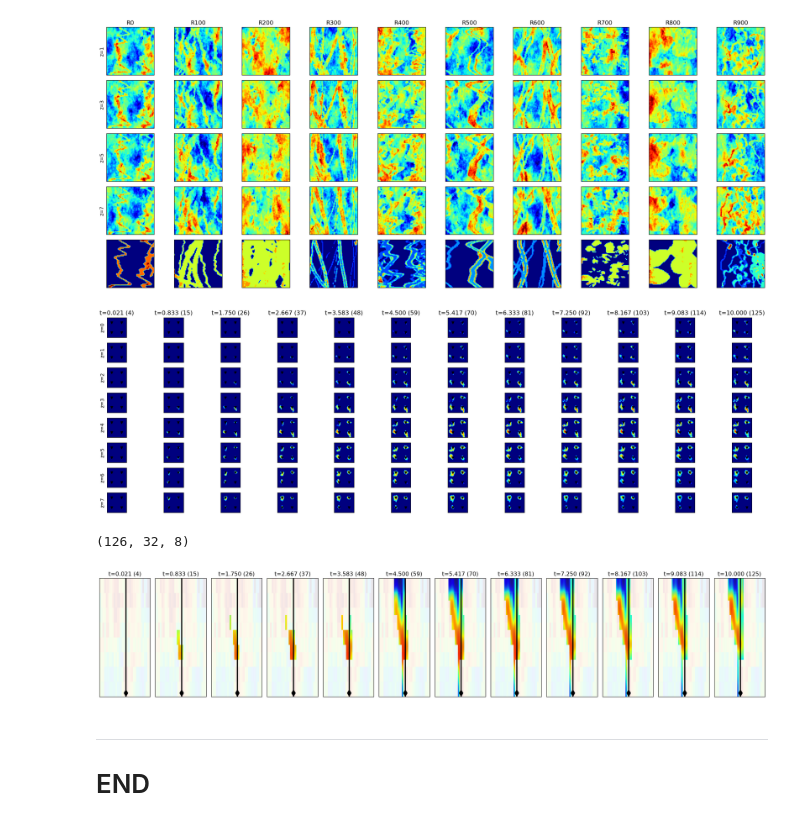
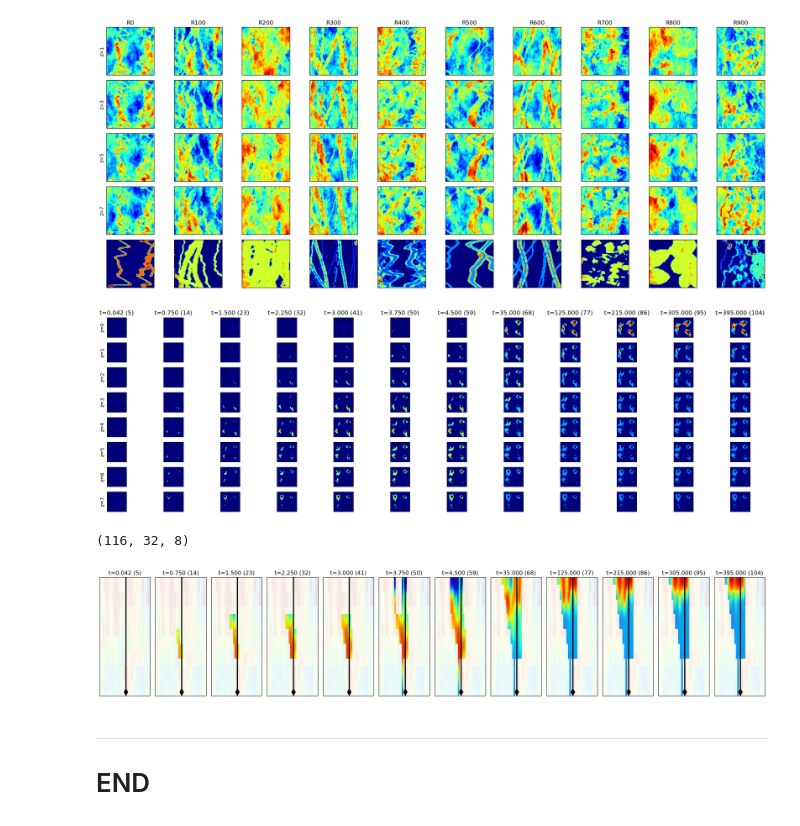
Before and after one commit to misaelmmorales/Ensemble-Model-Calibration-CO2, a Jupyter notebook: simulations3D/temp.ipynb, the cells around one changed output. Cells and saved outputs as stored; diff of their text form; code cells hidden in the pictures.

```diff
--- a/simulations3D/temp.ipynb
+++ b/simulations3D/temp.ipynb
@@ -72,7 +72,7 @@ for t in range(nt):
 fig, axs = plt.subplots(8, 12, figsize=(20,6), sharex=True, sharey=True)
 for i in range(8):
     for j in range(12):
-        k = j * 11 + 4
+        k = j * 9 + 5
         ax = axs[i,j]
         ax.imshow(saturation[k,...,i], cmap='jet', interpolation='gaussian', vmin=0, vmax=0.73)
         ax.scatter(wlocs[0], wlocs[1], c='k', marker='v', s=20)
@@ -82,36 +82,36 @@ for i in range(8):
 plt.tight_layout()
 plt.show()
 # %% [output]
-[figure, old version]
+[figure, new version]
 # %%
 sample = 1234
 
 temp = saturation[:, 48, 32:64]
 print(temp.shape)
 
 
 fig, axs = plt.subplots(1, 12, figsize=(20,4), sharex=True, sharey=True)
 for j in range(12):
     ax = axs[j]
-    k = j * 11 + 4
+    k = j * 9 + 5
 
     d = temp[k].T
     s = np.ma.masked_where(d <= 1e-6, d)
     ax.imshow(s, cmap='jet', aspect='auto', interpolation='gaussian', vmin=0, vmax=0.73)
 
     r = perm_norm[sample, 48, 32:64].T
     ax.imshow(r, cmap='turbo', alpha=0.1, aspect='auto')
 
     ax.vlines(16, -0.5, 7.5, 'k', lw=2.5)
     ax.scatter(16, 7.25, c='k', marker='d', s=100)
 
     ax.set(xticks=[], yticks=[])
     ax.set_title('t={:.3f} ({})'.format(timesteps[k], k))
 plt.tight_layout()
 plt.show()
 # %% [output]
-(126, 32, 8)
+(116, 32, 8)
-[figure, old version]
+[figure, new version]
 # %% [markdown]
 ***
 # END
```
